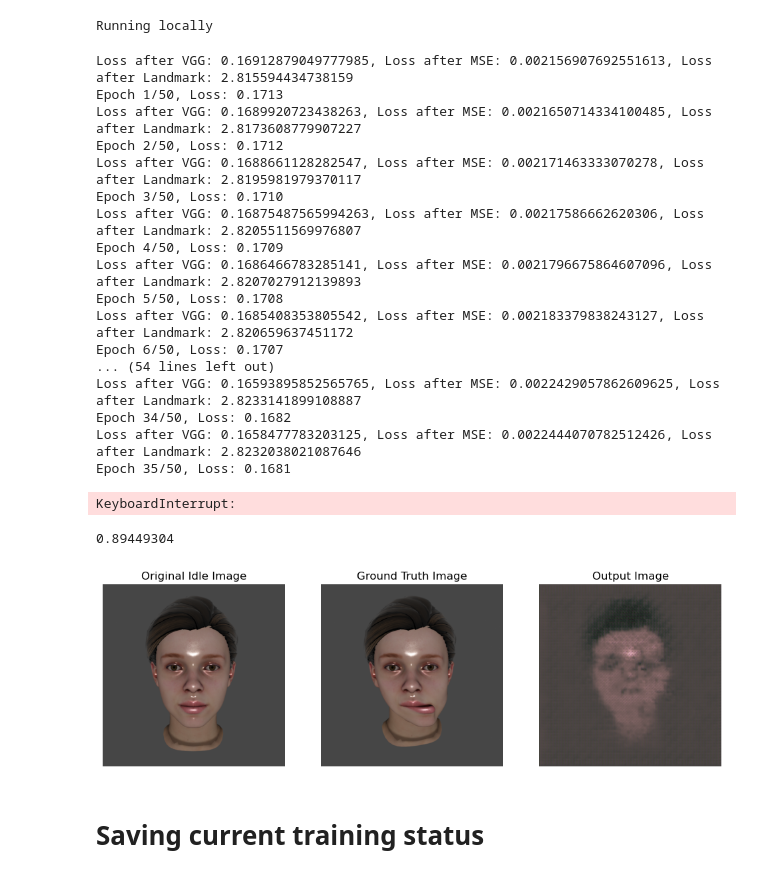
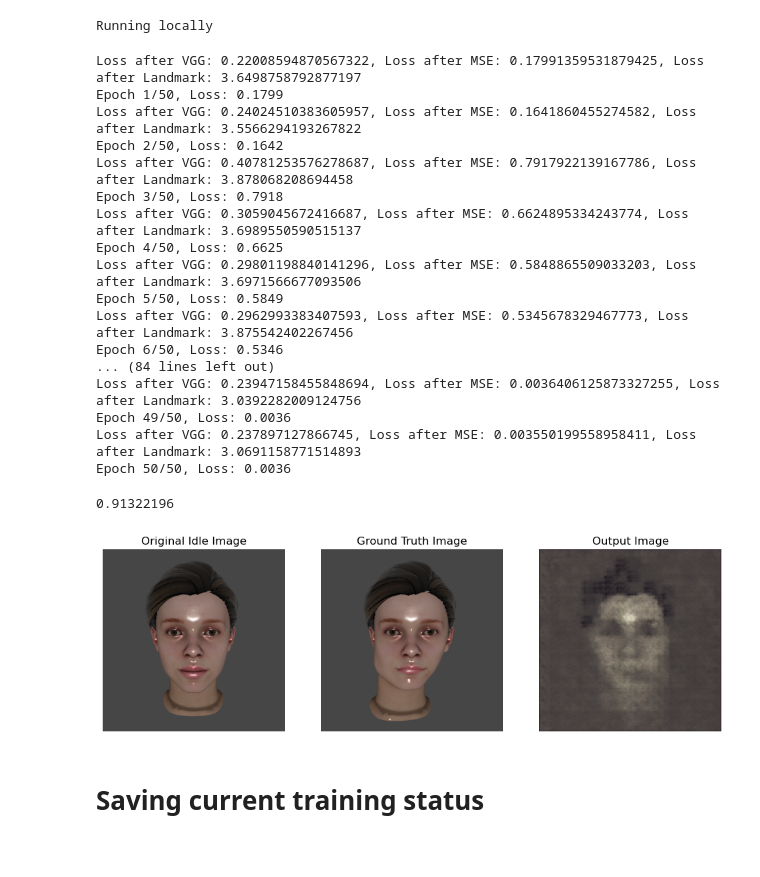
Before and after one commit to Leonpa/Master-Thesis, a Jupyter notebook: Neural_Rendering.ipynb, the cells around one changed output. Drawn from its saved outputs; the diff is of its cells as text; code cells hidden in the pictures.

```diff
--- a/Neural_Rendering.ipynb
+++ b/Neural_Rendering.ipynb
@@ -88,35 +88,34 @@ if device == 'cuda':
     # !kill [id]
 # %%
 num_epochs = 50
-trainer = ModelTrainer(model, train_dataset, val_dataset=None, batch_size=4, learning_rate=0.0001, device=device, lr_step_size=0,
-                       vgg_loss_weight=1, landmark_loss_weight=0)
+trainer = ModelTrainer(model, train_dataset, val_dataset=None, batch_size=4, learning_rate=0.01, device=device, lr_step_size=0,
+                       vgg_loss_weight=0, landmark_loss_weight=0)
 trainer.train(num_epochs=num_epochs)
 # %% [output]
-Loss after VGG: 0.16912879049777985, Loss after MSE: 0.002156907692551613, Loss after Landmark: 2.815594434738159
-Epoch 1/50, Loss: 0.1713
-Loss after VGG: 0.1689920723438263, Loss after MSE: 0.0021650714334100485, Loss after Landmark: 2.8173608779907227
-Epoch 2/50, Loss: 0.1712
-Loss after VGG: 0.1688661128282547, Loss after MSE: 0.002171463333070278, Loss after Landmark: 2.8195981979370117
-Epoch 3/50, Loss: 0.1710
-Loss after VGG: 0.16875487565994263, Loss after MSE: 0.00217586662620306, Loss after Landmark: 2.8205511569976807
-Epoch 4/50, Loss: 0.1709
-Loss after VGG: 0.1686466783285141, Loss after MSE: 0.0021796675864607096, Loss after Landmark: 2.8207027912139893
-Epoch 5/50, Loss: 0.1708
-Loss after VGG: 0.1685408353805542, Loss after MSE: 0.002183379838243127, Loss after Landmark: 2.820659637451172
-Epoch 6/50, Loss: 0.1707
-... (54 lines left out)
-Loss after VGG: 0.16593895852565765, Loss after MSE: 0.0022429057862609625, Loss after Landmark: 2.8233141899108887
-Epoch 34/50, Loss: 0.1682
-Loss after VGG: 0.1658477783203125, Loss after MSE: 0.0022444070782512426, Loss after Landmark: 2.8232038021087646
-Epoch 35/50, Loss: 0.1681
+Loss after VGG: 0.22008594870567322, Loss after MSE: 0.17991359531879425, Loss after Landmark: 3.6498758792877197
+Epoch 1/50, Loss: 0.1799
+Loss after VGG: 0.24024510383605957, Loss after MSE: 0.1641860455274582, Loss after Landmark: 3.5566294193267822
+Epoch 2/50, Loss: 0.1642
+Loss after VGG: 0.40781253576278687, Loss after MSE: 0.7917922139167786, Loss after Landmark: 3.878068208694458
+Epoch 3/50, Loss: 0.7918
+Loss after VGG: 0.3059045672416687, Loss after MSE: 0.6624895334243774, Loss after Landmark: 3.6989550590515137
+Epoch 4/50, Loss: 0.6625
+Loss after VGG: 0.29801198840141296, Loss after MSE: 0.5848865509033203, Loss after Landmark: 3.6971566677093506
+Epoch 5/50, Loss: 0.5849
+Loss after VGG: 0.2962993383407593, Loss after MSE: 0.5345678329467773, Loss after Landmark: 3.875542402267456
+Epoch 6/50, Loss: 0.5346
+... (84 lines left out)
+Loss after VGG: 0.23947158455848694, Loss after MSE: 0.0036406125873327255, Loss after Landmark: 3.0392282009124756
+Epoch 49/50, Loss: 0.0036
+Loss after VGG: 0.237897127866745, Loss after MSE: 0.003550199558958411, Loss after Landmark: 3.0691158771514893
+Epoch 50/50, Loss: 0.0036
-KeyboardInterrupt:
 # %%
 evaluator = Evaluator(model, rig_params_json_path=rig_params_json_path, eval_set_folder=train_set_path, idle_img_path=idle_img_path, device='cuda' if torch.cuda.is_available() else 'cpu')
-idle_image, ground_truth_image, output_image = evaluator.evaluate(index=3)  # You can change the index to use different parameters
+idle_image, ground_truth_image, output_image = evaluator.evaluate(index=0)  # You can change the index to use different parameters
 evaluator.display_results(idle_image, ground_truth_image, output_image)
 # %% [output]
-0.89449304
+0.91322196
-[figure, old version]
+[figure, new version]
 # %%
 plt.hist(output_image.ravel(), bins=256, range=[0,1])
 plt.show()
```
Also changed, not shown: 3 other files.
